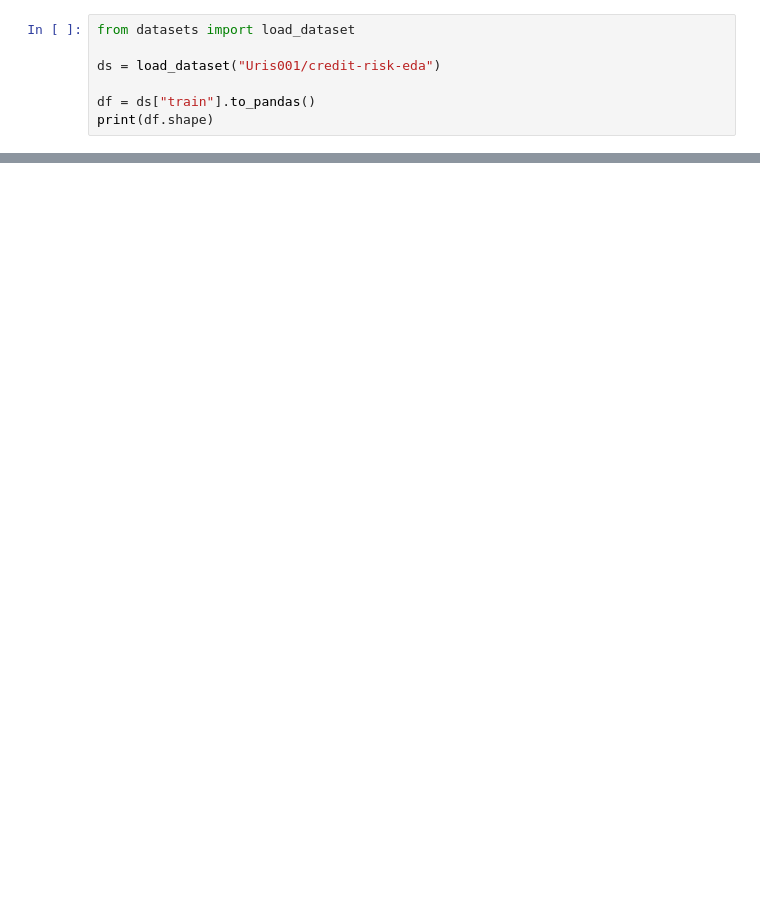
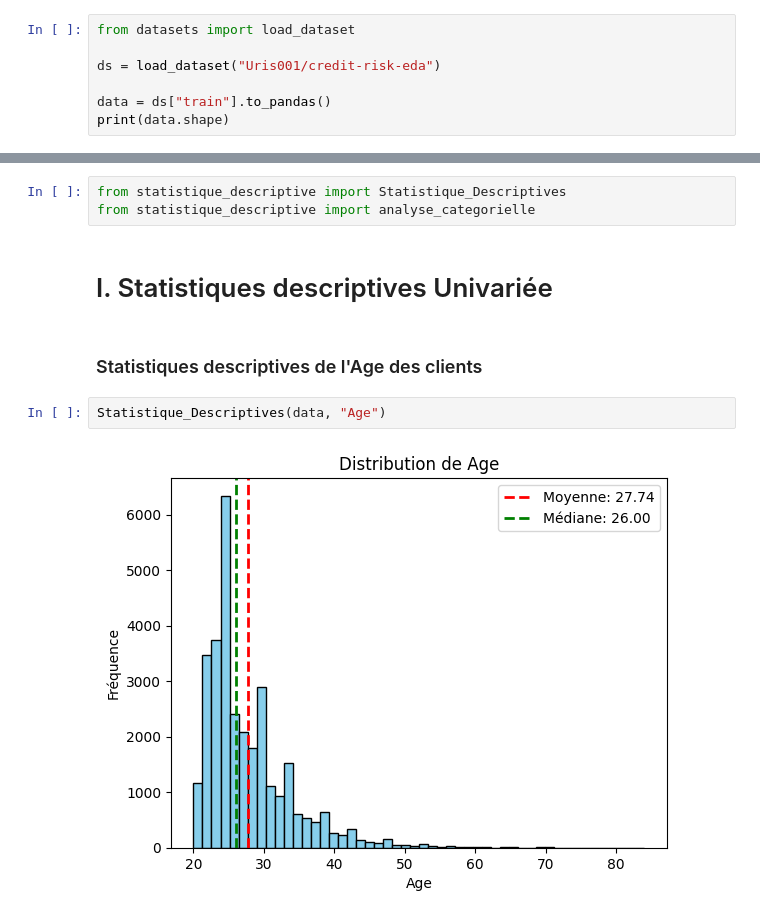
Before and after one commit to YATABARE-Cheikna-Amala/Projet-Final-Python_Pour_la_Data_Science, a Jupyter notebook: Projet_python_pour_la_data_science.ipynb, the cells around one changed output, grey strips where cells are left out. Drawn from its saved outputs; the diff is of its cells as text; blank space fills up the shorter version.

Commit message:
Quelques statistiques descriptives

```diff
--- a/Projet_python_pour_la_data_science.ipynb
+++ b/Projet_python_pour_la_data_science.ipynb
@@ -25,7 +18,7 @@ from datasets import load_dataset
 
 ds = load_dataset("Uris001/credit-risk-eda")
 
-df = ds["train"].to_pandas()
-print(df.shape)
+data = ds["train"].to_pandas()
+print(data.shape)
 # %% [output]
 Warning: You are sending unauthenticated requests to the HF Hub. Please set a HF_TOKEN to enable higher rate limits and faster downloads.
@@ -32,0 +73,11 @@ Warning: You are sending unauthenticated requests to the HF Hub. Please set a HF
+# %%
+from statistique_descriptive import Statistique_Descriptives
+from statistique_descriptive import analyse_categorielle
+# %% [markdown]
+# I. Statistiques descriptives Univariée
+# %% [markdown]
+### Statistiques descriptives de l'Age des clients
+# %%
+Statistique_Descriptives(data, "Age")
+# %% [output]
+[figure, added]
```
Also changed, not shown: parts of 53 cells of this notebook.
